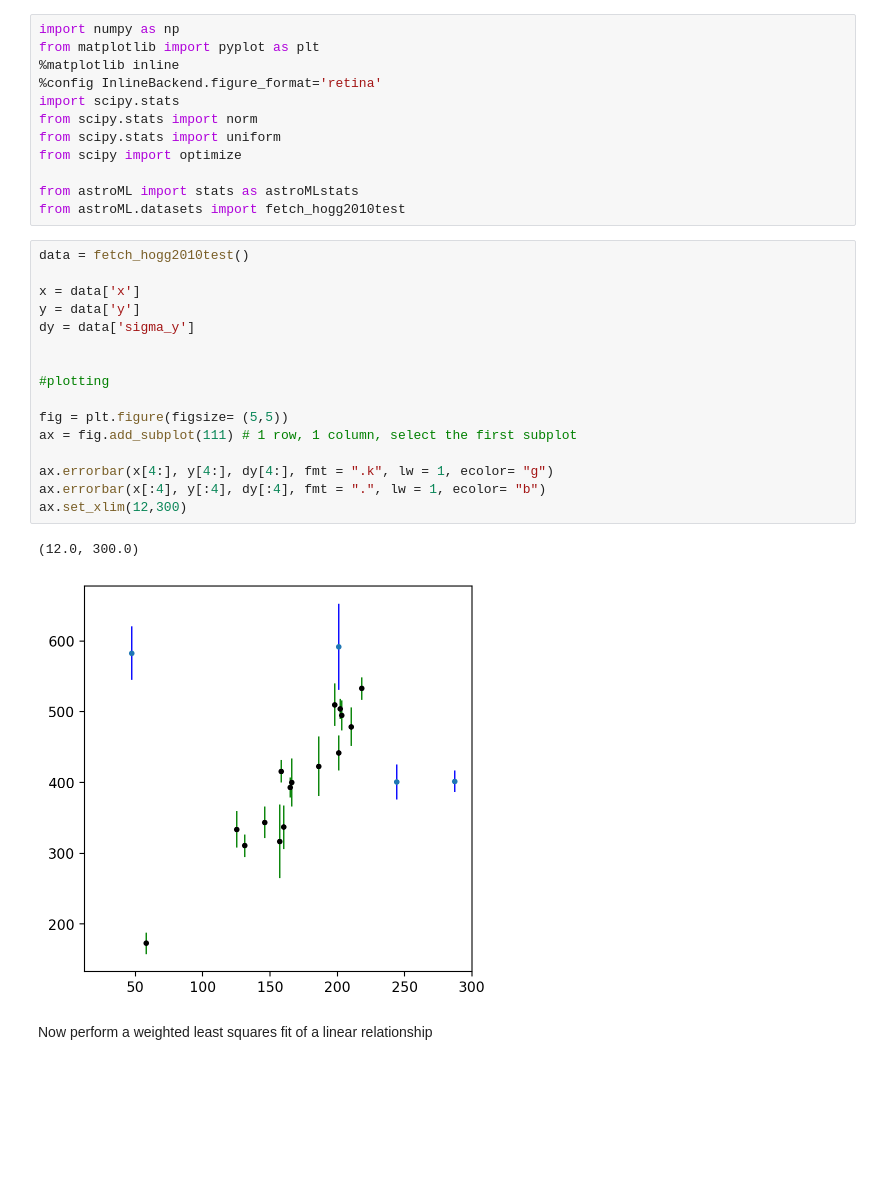
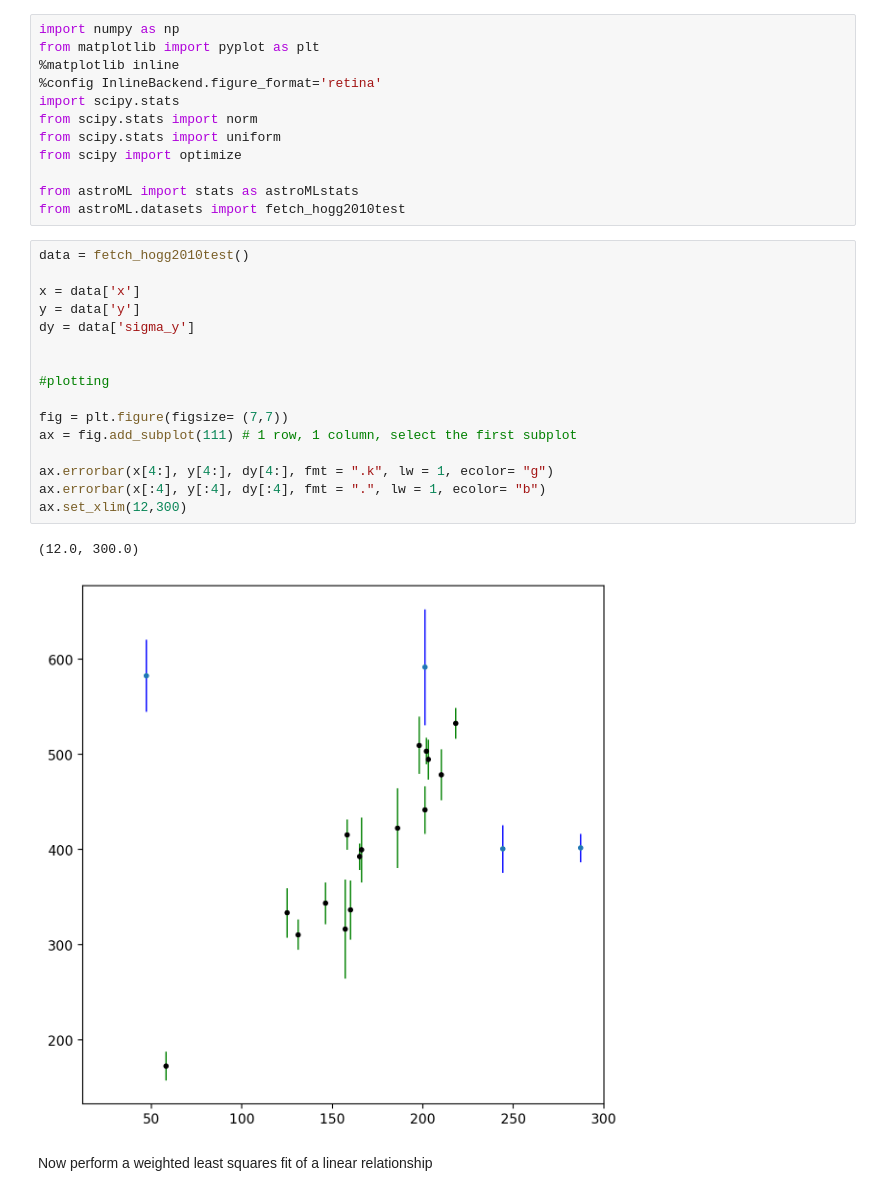
Before and after one commit to Krisneverstaps/computational-astrophysics, a Jupyter notebook: Notebooks/Computational_Astrophysics_Day7.ipynb, the cells around one changed output. Cells and saved outputs as stored; diff of their text form; blank space fills up the shorter version.

```diff
--- a/Notebooks/Computational_Astrophysics_Day7.ipynb
+++ b/Notebooks/Computational_Astrophysics_Day7.ipynb
@@ -80,22 +80,22 @@ from astroML.datasets import fetch_hogg2010test
 # %%
 data = fetch_hogg2010test()
 
 x = data['x']
 y = data['y']
 dy = data['sigma_y']
 
 
 #plotting
 
-fig = plt.figure(figsize= (5,5))
+fig = plt.figure(figsize= (7,7))
 ax = fig.add_subplot(111) # 1 row, 1 column, select the first subplot
 
 ax.errorbar(x[4:], y[4:], dy[4:], fmt = ".k", lw = 1, ecolor= "g")
 ax.errorbar(x[:4], y[:4], dy[:4], fmt = ".", lw = 1, ecolor= "b")
 ax.set_xlim(12,300)
 # %% [output]
 (12.0, 300.0)
-[figure, old version]
+[figure, new version]
 # %% [markdown]
 Now perform a weighted least squares fit of a linear relationship
 # %%
```
Also changed, not shown: parts of 11 cells of this notebook, 1 other file.
